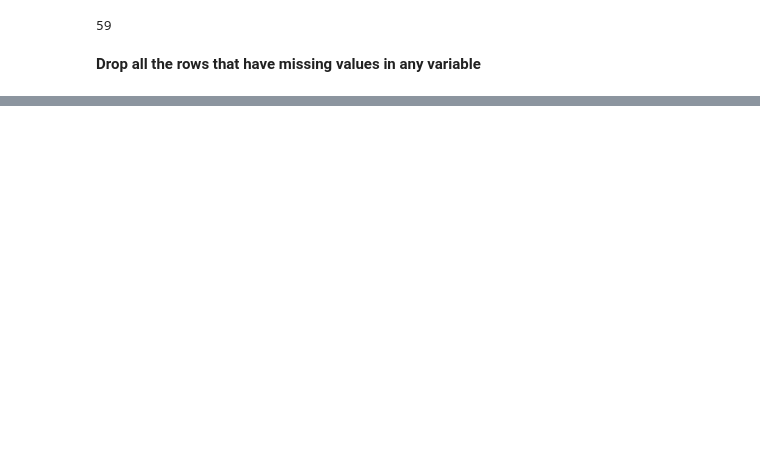
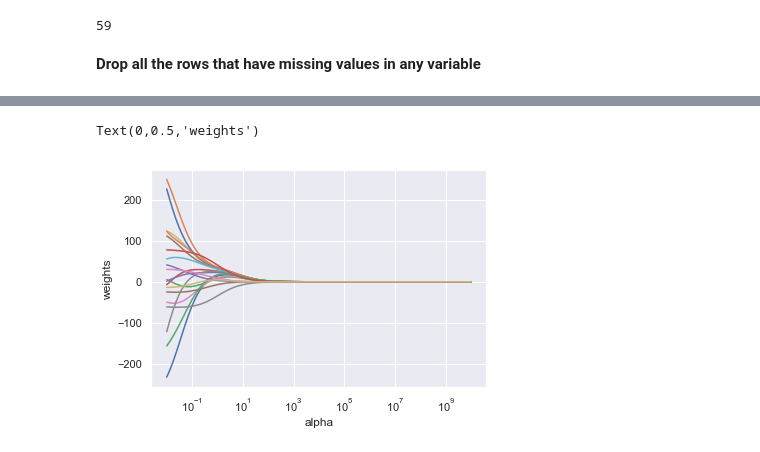
Before and after one commit to DTRuiz/ISLpy, a Jupyter notebook: Chapter6_notes.ipynb, the cells around one changed output, grey strips where cells are left out. Drawn from its saved outputs; the diff is of its cells as text; code cells hidden in the pictures; blank space fills up the shorter version.

```diff
--- a/Chapter6_notes.ipynb
+++ b/Chapter6_notes.ipynb
@@ -252,3 +260,11 @@ df.describe()
 | 50% | 413.000000 | 103.000000 | 9.000000 | 52.000000 | 47.000000 | 37.000000 | 6.000000 | 1931.000000 | 516.000000 | 40.000000 | 250.000000 | ... |
 | 75% | 526.000000 | 141.500000 | 18.000000 | 73.000000 | 71.000000 | 57.000000 | 10.000000 | 3890.500000 | 1054.000000 | 92.500000 | 497.500000 | ... |
 | max | 687.000000 | 238.000000 | 40.000000 | 130.000000 | 121.000000 | 105.000000 | 24.000000 | 14053.000000 | 4256.000000 | 548.000000 | 2165.000000 | ... |
+# %%
+dummies = pd.get_dummies(df[['League', 'Division', 'NewLeague']])
+
+y = df.Salary
+X_ = df.drop(['Salary', 'League', 'Division', 'NewLeague'], axis=1).astype('float64')
+X = pd.concat([X_, dummies[['League_N', 'Division_W', 'NewLeague_N']]], axis=1)
+
+X.info()
@@ -254,0 +291,3 @@ df.describe()
+# %%
+alphas = 10**np.linspace(10,-2,100)
+alphas
@@ -254,0 +312,12 @@ df.describe()
+# %%
+ridge = Ridge(normalize=True)
+coefs = []
+intercept = []
+
+for a in alphas:
+    ridge.set_params(alpha=a)
+    ridge.fit(scale(X), y)
+    coefs.append(ridge.coef_)
+    intercept.append(ridge.intercept_)
+
+np.shape(coefs)
@@ -254,0 +390,11 @@ df.describe()
+# %%
+# plotting with 'normalization=True'
+ax = plt.gca()
+ax.plot(alphas, coefs)
+ax.set_xscale('log')
+plt.axis('tight')
+plt.xlabel('alpha')
+plt.ylabel('weights')
+# %% [output]
+Text(0,0.5,'weights')
+[figure, added]
```
Also changed, not shown: parts of 17 cells of this notebook, 1 other file.
